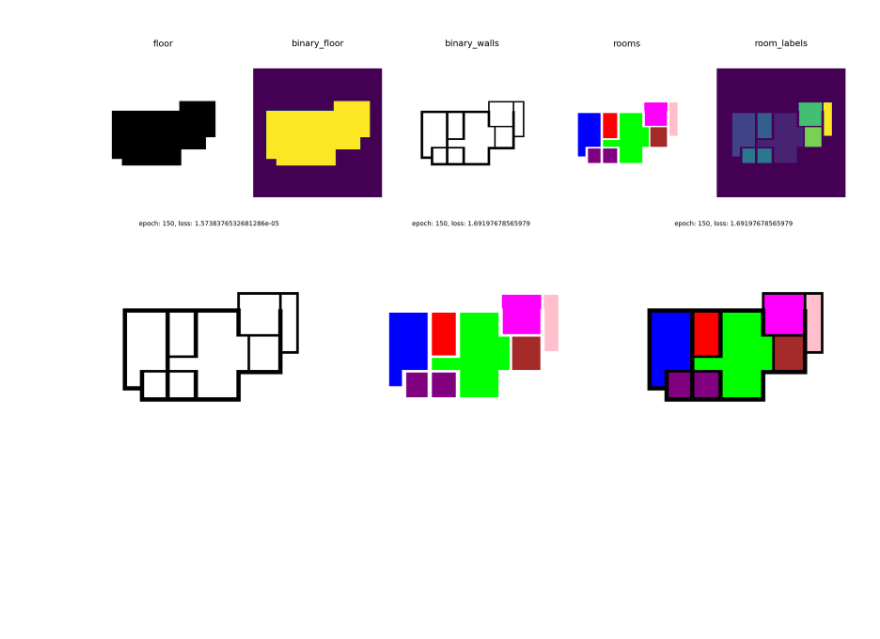
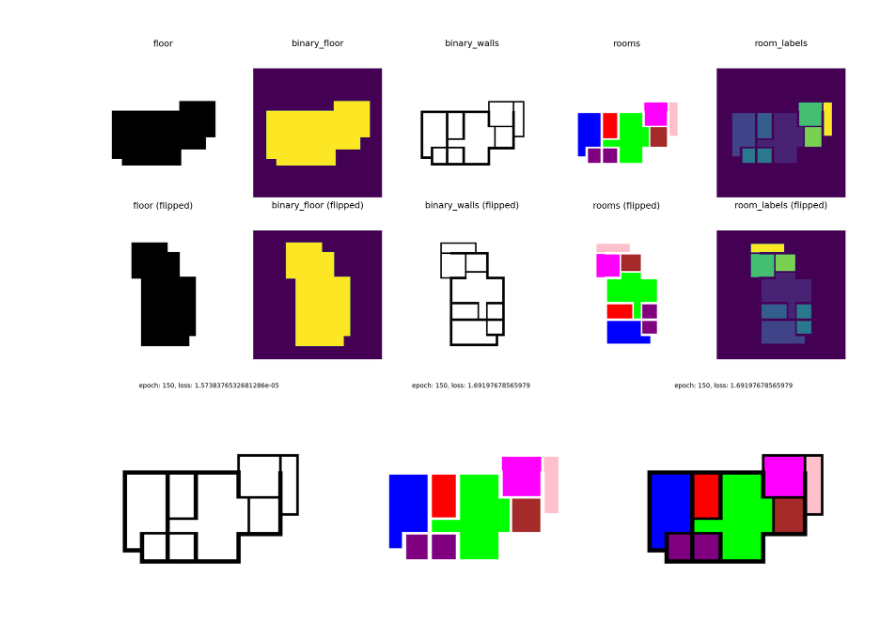
Before and after one commit to PARKCHEOLHEE-lab/plan-generator, a Jupyter notebook: plan_generator/notebooks/data-creation.ipynb, the cells around one changed output. Drawn from its saved outputs; the diff is of its cells as text; code cells hidden in the pictures; blank space fills up the shorter version.

```diff
--- a/plan_generator/notebooks/data-creation.ipynb
+++ b/plan_generator/notebooks/data-creation.ipynb
@@ -29,9 +33,7 @@ for i, image_name in enumerate(image_names[33333:]):
     original_image = cv2.imread(image_path)
     original_image = cv2.cvtColor(original_image, cv2.COLOR_BGR2RGB)
 
-    fig, axes = plt.subplots(1, 5, figsize=(7 * 5, 7))
-
-    ax_1, ax_2, ax_3, ax_4, ax_5 = axes.flatten()
+    fig, axes = plt.subplots(2, 5, figsize=(7 * 5, 14))
 
     exterior_walls = np.zeros_like(original_image) + Colors.WHITE.value[0]
     exterior_walls_mask = (
@@ -42,6 +44,14 @@ for i, image_name in enumerate(image_names[33333:]):
 
     exterior_walls[exterior_walls_mask] = Colors.BLACK.value
 
+    interior_walls = np.zeros_like(original_image) + Colors.WHITE.value[0]
+    interior_walls_mask = (
+        (original_image[:, :, 1] == LabelsOld.INTERIOR_WALL.value)
+        | (original_image[:, :, 1] == LabelsOld.INTERIOR_DOOR.value)
+        | (original_image[:, :, 1] == LabelsOld.WALL_IN.value)
+    )
+    interior_walls[interior_walls_mask] = Colors.BLACK.value
+
     floor = np.zeros_like(original_image) + Colors.WHITE.value[0]
     floor[exterior_walls_mask] = Colors.BLACK.value
     _, floor, _, _ = cv2.floodFill(floor, mask=None, seedPoint=(0, 0), newVal=(0, 0, 0))
@@ -51,32 +61,12 @@ for i, image_name in enumerate(image_names[33333:]):
     binary_floor = np.zeros((floor.shape[0], floor.shape[1], 1))
     binary_floor[floor[:, :, 0] == 0] = 1
 
-    interior_walls = np.zeros_like(original_image) + Colors.WHITE.value[0]
-    interior_walls_mask = (
-        (original_image[:, :, 1] == LabelsOld.INTERIOR_WALL.value)
-        | (original_image[:, :, 1] == LabelsOld.INTERIOR_DOOR.value)
-        | (original_image[:, :, 1] == LabelsOld.WALL_IN.value)
-    )
-    interior_walls[interior_walls_mask] = Colors.BLACK.value
-
     walls = np.zeros_like(original_image) + Colors.WHITE.value[0]
     walls[exterior_walls_mask] = Colors.BLACK.value
     walls[interior_walls_mask] = Colors.BLACK.value
 
     binary_walls = np.zeros((walls.shape[0], walls.shape[1], 1))
     binary_walls[walls[:, :, 0] == 0] = 1
-
-    walls_with_doors = np.zeros_like(original_image) + Colors.WHITE.value[0]
-    doors_mask = (
-        (original_image[:, :, 0] == LabelsOld.MAIN_ENTRANCE.value)
-        | (original_image[:, :, 1] == LabelsOld.FRONT_DOOR.value)
-        | (original_image[:, :, 1] == LabelsOld.ENTRANCE.value)
-        | (original_image[:, :, 1] == LabelsOld.INTERIOR_DOOR.value)
-    )
-
-    walls_with_doors[interior_walls_mask] = Colors.BLACK.value
-    walls_with_doors[exterior_walls_mask] = Colors.BLACK.value
-    walls_with_doors[doors_mask] = Colors.CYAN.value
 
     channel_1_rooms = np.zeros(shape=(original_image.shape[0], original_image.shape[1], 1))
     channel_3_rooms = np.zeros_like(original_image) + Colors.WHITE.value[0]
@@ -86,36 +76,59 @@ for i, image_name in enumerate(image_names[33333:]):
         room_color = Colors.COLOR_MAP_OLD.value.get(room_type)
         if room_color is not None:
             room_mask = original_image[:, :, 1] == room_type
             channel_3_rooms[room_mask] = room_color
             channel_1_rooms[room_mask] = LabelsNew.CLASS_MAP.value[room_type]
 
     permuted_binary_floor = torch.FloatTensor(binary_floor).permute(2, 0, 1)
     permuted_binary_walls = torch.FloatTensor(binary_walls).permute(2, 0, 1)
     permuted_channel_3_rooms = torch.LongTensor(channel_3_rooms).permute(2, 0, 1)
     permuted_channel_1_rooms = torch.LongTensor(channel_1_rooms).permute(2, 0, 1)
 
     dataset.append(
         [
             permuted_binary_floor,
             permuted_binary_walls,
             permuted_channel_1_rooms,
             permuted_channel_3_rooms,
         ]
     )
 
-    components = [floor, binary_floor, walls, channel_3_rooms, channel_1_rooms]
-    titles = ["floor", "binary_floor", "binary_walls", "rooms", "room_labels"]
+    components = [
+        floor,
+        binary_floor,
+        walls,
+        channel_3_rooms,
+        channel_1_rooms,
+        np.rot90(floor, 1),
+        np.rot90(binary_floor, 1),
+        np.rot90(walls, 1),
+        np.transpose(torch.rot90(permuted_channel_3_rooms, 1, (1, 2)).numpy(), (1, 2, 0)),
+        np.transpose(torch.rot90(permuted_channel_1_rooms, 1, (1, 2)).numpy(), (1, 2, 0)),
+
+    ]
+    titles = [
+        "floor",
+        "binary_floor",
+        "binary_walls",
+        "rooms",
+        "room_labels",
+        "floor (flipped)",
+        "binary_floor (flipped)",
+        "binary_walls (flipped)",
+        "rooms (flipped)",
+        "room_labels (flipped)",
+    ]
 
     for ax, component, title in zip(axes.flatten(), components, titles):
         ax.set_xticks([])
         ax.set_yticks([])
         ax.set_title("\n\n" + title + "\n\n", fontsize=23)
         ax.axis("off")
         ax.imshow(component)
 
     break
 # %% [output]
-[figure, old version]
+[figure, new version]
 # %%
 from torch.utils.data import Dataset, DataLoader
 
```
Also changed, not shown: parts of 2 cells of this notebook.
